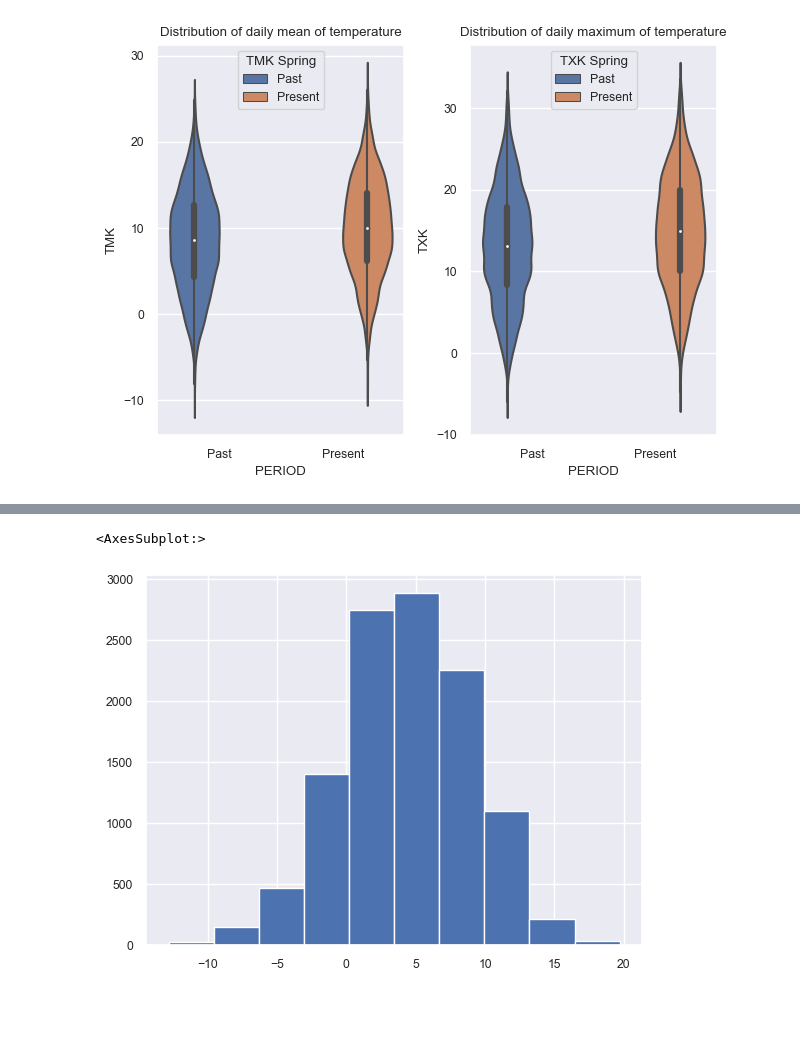
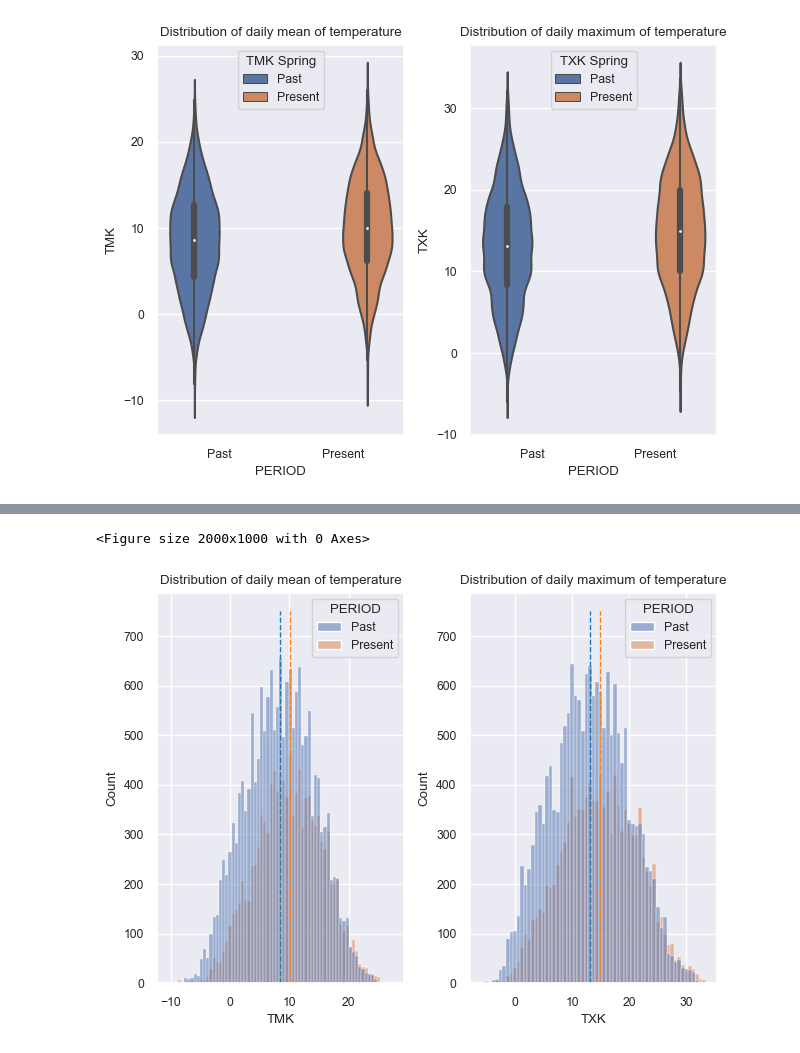
Before and after one commit to schumadi/nd025-final, a Jupyter notebook: machine_learning.ipynb, the cells around one changed output, grey strips where cells are left out. Drawn from its saved outputs; the diff is of its cells as text; code cells hidden in the pictures; blank space fills up the shorter version.

```diff
--- a/machine_learning.ipynb
+++ b/machine_learning.ipynb
@@ -419,5 +344,20 @@ dp.TXK.hist()
-# %%
-dc.TXK.hist()
-# %% [output]
-<AxesSubplot:>
-[figure, removed]
+# %%
+means = df_all[['TXK', 'TMK', 'PERIOD']].groupby(by=['PERIOD']).mean()
+
+plt.figure(figsize=(20,10))
+
+fig, axs = plt.subplots(ncols=2)
+
+axs[0].set_title('Distribution of daily mean of temperature')
+sns.histplot(df_all, x=df_all.TMK, ax=axs[0], hue=df_all.PERIOD)
+axs[0].vlines(x=[means.loc['Past','TMK'], means.loc['Present','TMK']], ymin=0, ymax=750, colors=['tab:blue', 'tab:orange'], ls='--', lw=1, alpha=1)
+
+axs[1].set_title('Distribution of daily maximum of temperature')
+sns.histplot(df_all, x=df_all.TXK,  ax=axs[1], hue=df_all.PERIOD)
+axs[1].vlines(x=[means.loc['Past','TXK'], means.loc['Present','TXK']], ymin=0, ymax=750, colors=['tab:blue', 'tab:orange'], ls='--', lw=1, alpha=1, label='mean')
+
+plt.tight_layout()
+plt.show()
+# %% [output]
+<Figure size 2000x1000 with 0 Axes>
+[figure, added]
```
Also changed, not shown: parts of 27 cells of this notebook.
